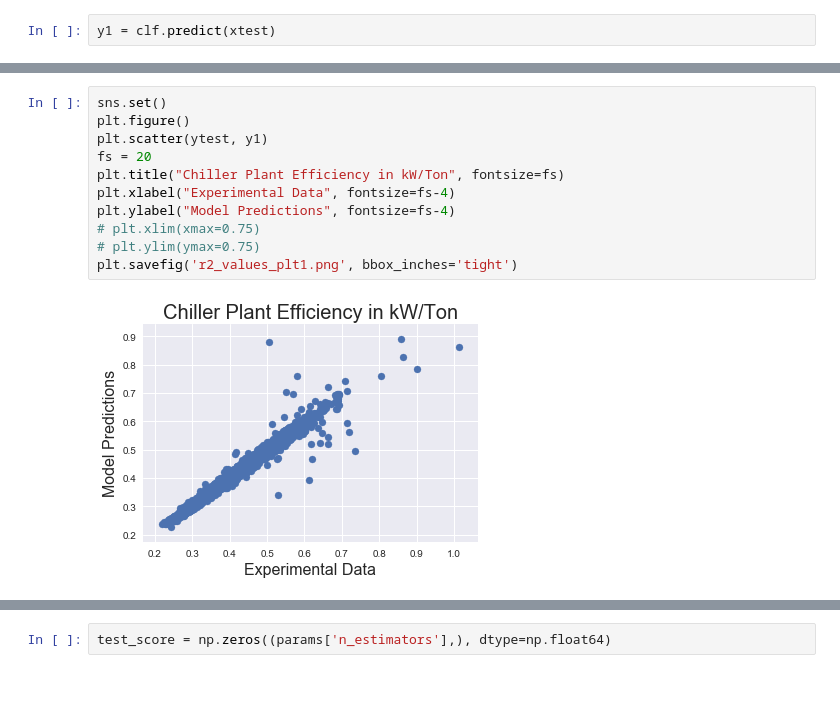
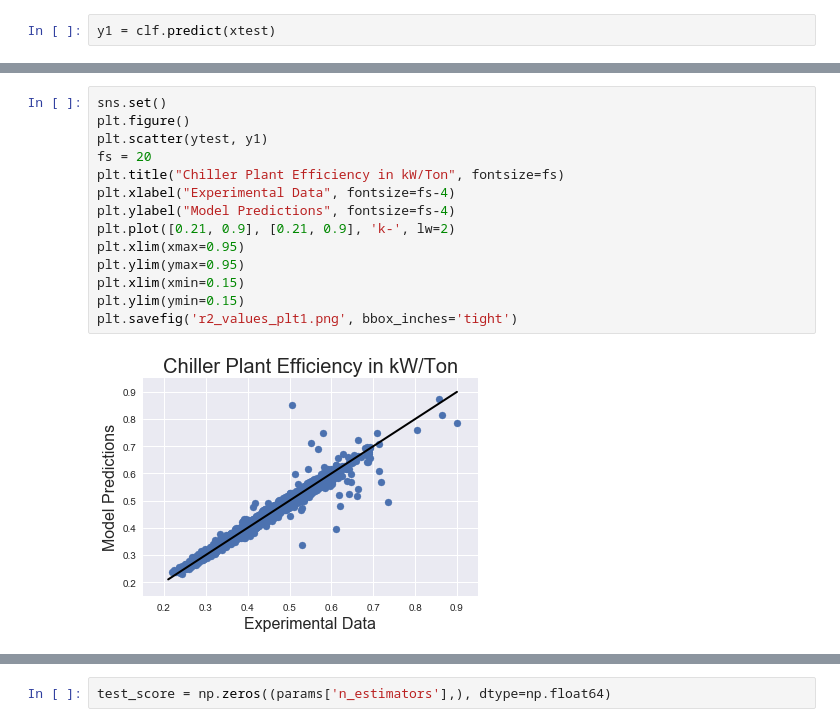
Before and after one commit to optichill/optichill, a Jupyter notebook: examples/Plant1-gradient-boosting-machines.ipynb, the cells around one changed output, grey strips where cells are left out. Drawn from its saved outputs; the diff is of its cells as text; blank space fills up the shorter version.

```diff
--- a/examples/Plant1-gradient-boosting-machines.ipynb
+++ b/examples/Plant1-gradient-boosting-machines.ipynb
@@ -104,16 +104,19 @@ Root Mean Squared Error: 0.009755078565874889
 # %%
 sns.set()
 plt.figure()
 plt.scatter(ytest, y1)
 fs = 20
 plt.title("Chiller Plant Efficiency in kW/Ton", fontsize=fs)
 plt.xlabel("Experimental Data", fontsize=fs-4)
 plt.ylabel("Model Predictions", fontsize=fs-4)
-# plt.xlim(xmax=0.75)
-# plt.ylim(ymax=0.75)
+plt.plot([0.21, 0.9], [0.21, 0.9], 'k-', lw=2)
+plt.xlim(xmax=0.95)
+plt.ylim(ymax=0.95)
+plt.xlim(xmin=0.15)
+plt.ylim(ymin=0.15)
 plt.savefig('r2_values_plt1.png', bbox_inches='tight')
 # %% [output]
-[figure, old version]
+[figure, new version]
 # %%
 test_score = r2_score(ytest, y1)
 test_score
```
Also changed, not shown: parts of 11 cells of this notebook, 2 other files.
